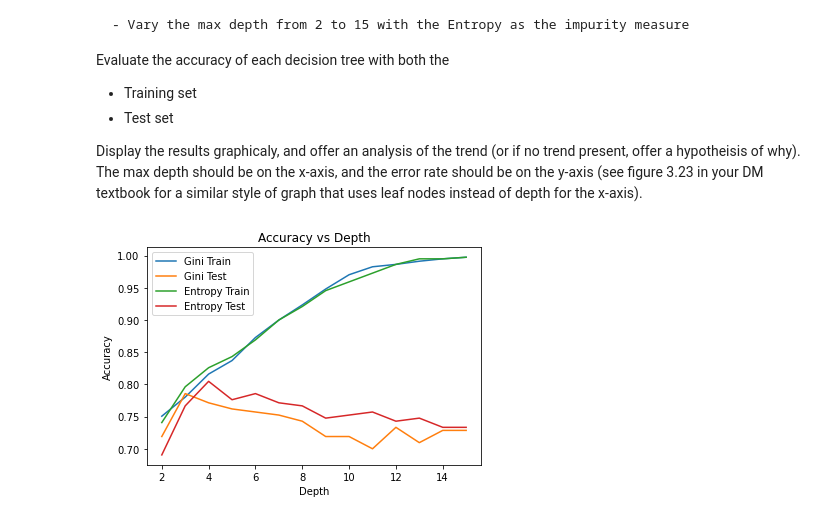
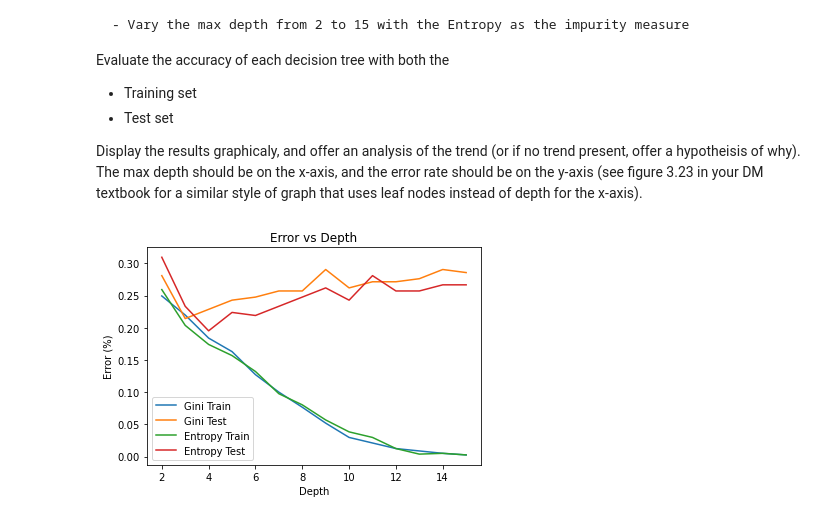
Before and after one commit to kierancoz/cs329e, a Jupyter notebook: assign4/CS329E_HW4.ipynb, the cells around one changed output. Saved outputs shown, nothing was run; the diff lists cells and outputs as text; code cells hidden in the pictures.

```diff
--- a/assign4/CS329E_HW4.ipynb
+++ b/assign4/CS329E_HW4.ipynb
@@ -194,27 +194,27 @@ def accuracy(actual, predicted):
 # %%
 for criteria in ['gini', 'entropy']:
     depths = range(2, 16)
-    train_accuracies = []
-    test_accuracies = []
+    train_errors = []
+    test_errors = []
 
     for depth in depths:
         train = tree.DecisionTreeClassifier(criterion = criteria, max_depth = depth)
         train = train.fit(df_X, s_y)
 
         train_predict = train.predict(df_X)
         test_predict = train.predict(df_test)
 
-        train_accuracies.append(accuracy(s_y, train_predict))
-        test_accuracies.append(accuracy(df2['Type'], test_predict))
+        train_errors.append(1 - accuracy(s_y, train_predict))
+        test_errors.append(1 - accuracy(df2['Type'], test_predict))
 
-    plt.plot(depths, train_accuracies)
-    plt.plot(depths, test_accuracies)
+    plt.plot(depths, train_errors)
+    plt.plot(depths, test_errors)
 
-plt.title("Accuracy vs Depth")
+plt.title("Error vs Depth")
 plt.xlabel("Depth")
-plt.ylabel("Accuracy")
+plt.ylabel("Error (%)")
 plt.legend(["Gini Train", "Gini Test", "Entropy Train", "Entropy Test"])
 plt.show()
 # %% [output]
-[figure, old version]
+[figure, new version]
 # %%
```
Also changed, not shown: parts of 1 cell of this notebook.
